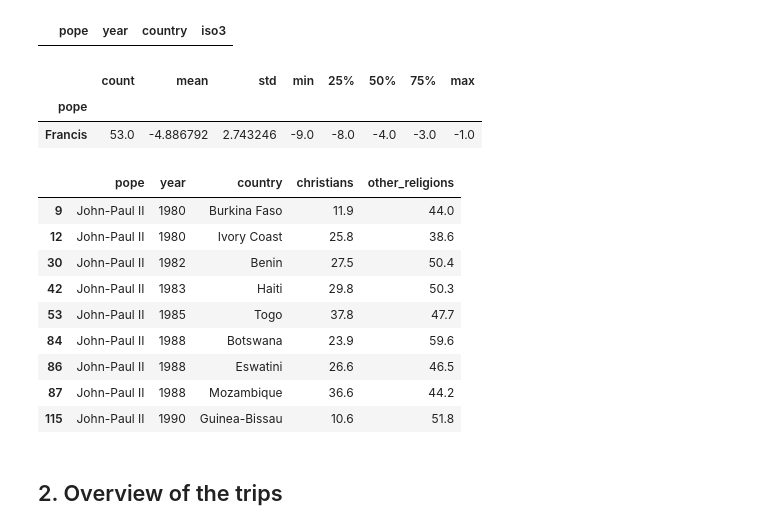
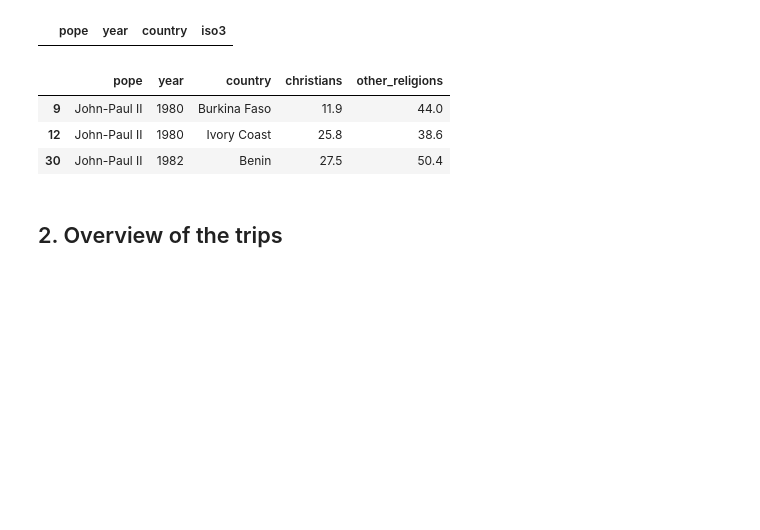
Before and after one commit to arthurdrk/projet-discours, a Jupyter notebook: Report.ipynb, the cells around one changed output. Saved outputs shown, nothing was run; the diff lists cells and outputs as text; code cells hidden in the pictures; blank space fills up the shorter version.

```diff
--- a/Report.ipynb
+++ b/Report.ipynb
@@ -187,27 +190,14 @@ visits.groupby("pope").agg(
 visits.loc[visits["christians"].isna(), ["pope", "year", "country", "iso3"]]
 # %% [output]
 |  | pope | year | country | iso3 |
-# %%
-# Visits after 2015: the religious data is older than the trip
-visits.loc[visits["year"] > 2015].groupby("pope")["gap_religion"].describe()
-# %% [output]
-|  | count | mean | std | min | 25% | 50% | 75% | max |
-| pope |  |  |  |  |  |  |  |  |
-| Francis | 53.0 | -4.886792 | 2.743246 | -9.0 | -8.0 | -4.0 | -3.0 | -1.0 |
 # %%
 # Visited countries where the other religions are the majority
-visits.loc[visits["majority"] == "other_religions", ["pope", "year", "country", "christians", "other_religions"]].round(1)
+visits.loc[visits["majority"] == "other_religions", ["pope", "year", "country", "christians", "other_religions"]].round(1).head(3)
 # %% [output]
 |  | pope | year | country | christians | other_religions |
 | 9 | John-Paul II | 1980 | Burkina Faso | 11.9 | 44.0 |
 | 12 | John-Paul II | 1980 | Ivory Coast | 25.8 | 38.6 |
 | 30 | John-Paul II | 1982 | Benin | 27.5 | 50.4 |
-| 42 | John-Paul II | 1983 | Haiti | 29.8 | 50.3 |
-| 53 | John-Paul II | 1985 | Togo | 37.8 | 47.7 |
-| 84 | John-Paul II | 1988 | Botswana | 23.9 | 59.6 |
-| 86 | John-Paul II | 1988 | Eswatini | 26.6 | 46.5 |
-| 87 | John-Paul II | 1988 | Mozambique | 36.6 | 44.2 |
-| 115 | John-Paul II | 1990 | Guinea-Bissau | 10.6 | 51.8 |
 # %% [markdown]
 ## 2. Overview of the trips
 # %%
```
Also changed, not shown: parts of 13 cells of this notebook.
